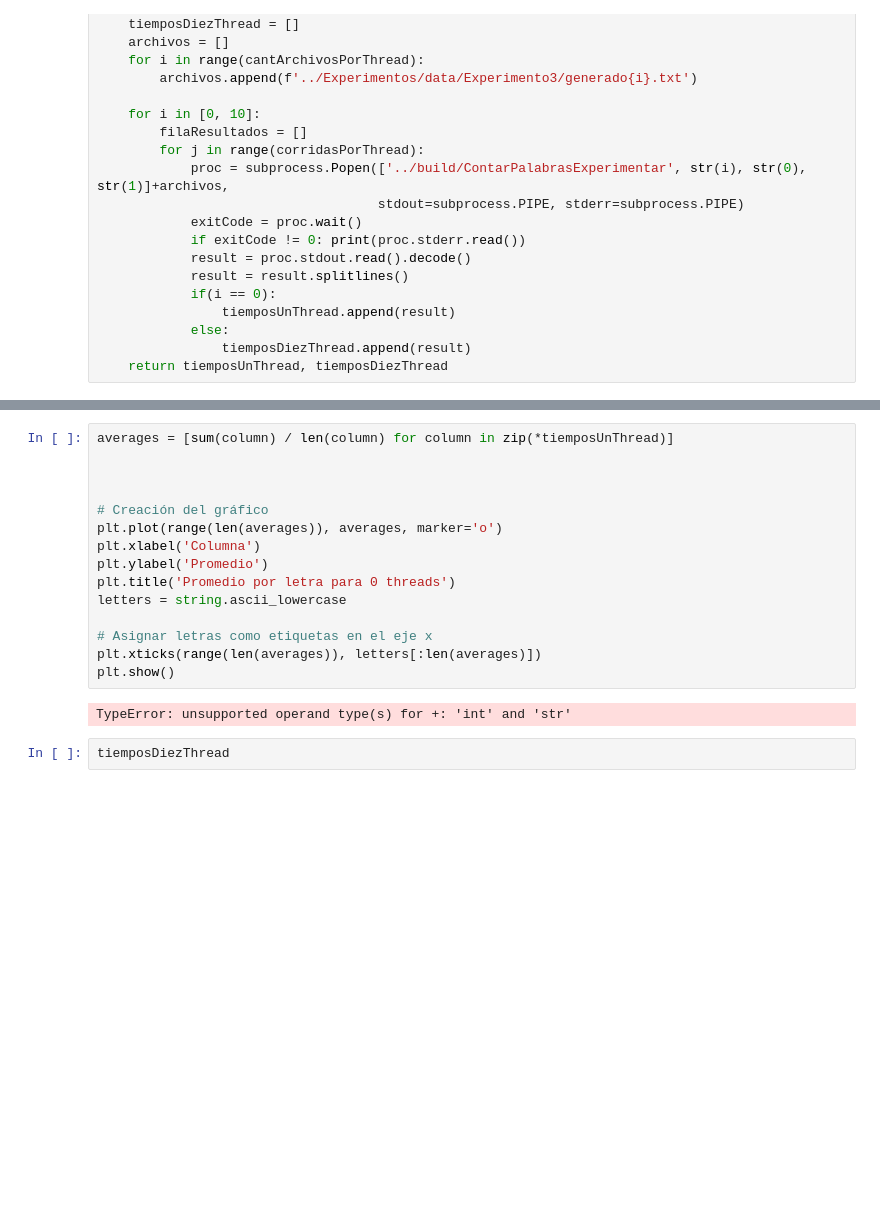
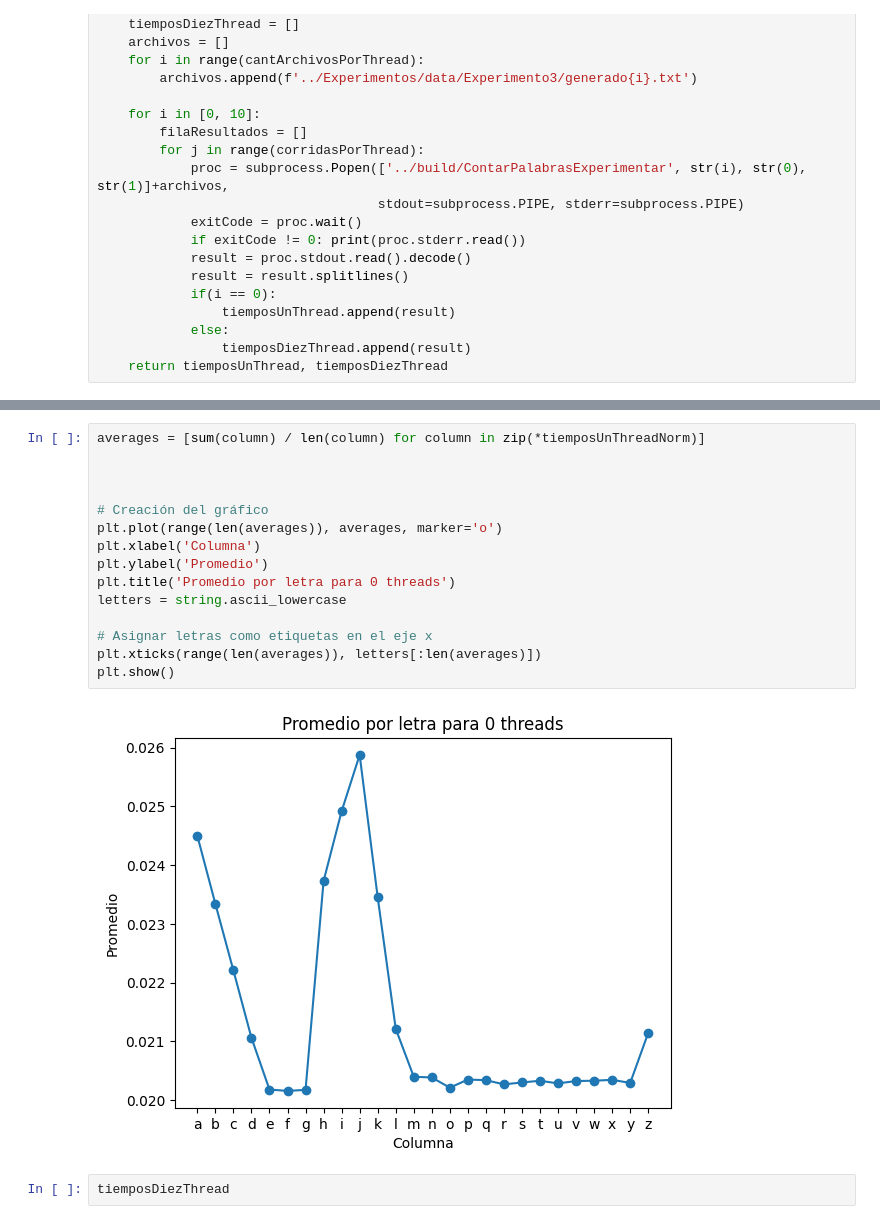
Before and after one commit to matiascozzani/TP-SO, a Jupyter notebook: Experimentos/Experimentos.ipynb, the cells around one changed output, grey strips where cells are left out. Drawn from its saved outputs; the diff is of its cells as text; blank space fills up the shorter version.

```diff
--- a/Experimentos/Experimentos.ipynb
+++ b/Experimentos/Experimentos.ipynb
@@ -386,20 +383,20 @@ print(tiemposUnThreadNorm)
 # %%
-averages = [sum(column) / len(column) for column in zip(*tiemposUnThread)]
+averages = [sum(column) / len(column) for column in zip(*tiemposUnThreadNorm)]
 
 
 
 # Creación del gráfico
 plt.plot(range(len(averages)), averages, marker='o')
 plt.xlabel('Columna')
 plt.ylabel('Promedio')
 plt.title('Promedio por letra para 0 threads')
 letters = string.ascii_lowercase
 
 # Asignar letras como etiquetas en el eje x
 plt.xticks(range(len(averages)), letters[:len(averages)])
 plt.show()
 # %% [output]
-TypeError: unsupported operand type(s) for +: 'int' and 'str'
+[figure, added]
 # %%
 tiemposDiezThread
 # %% [output]
```
Also changed, not shown: parts of 9 cells of this notebook, 4 other files.
